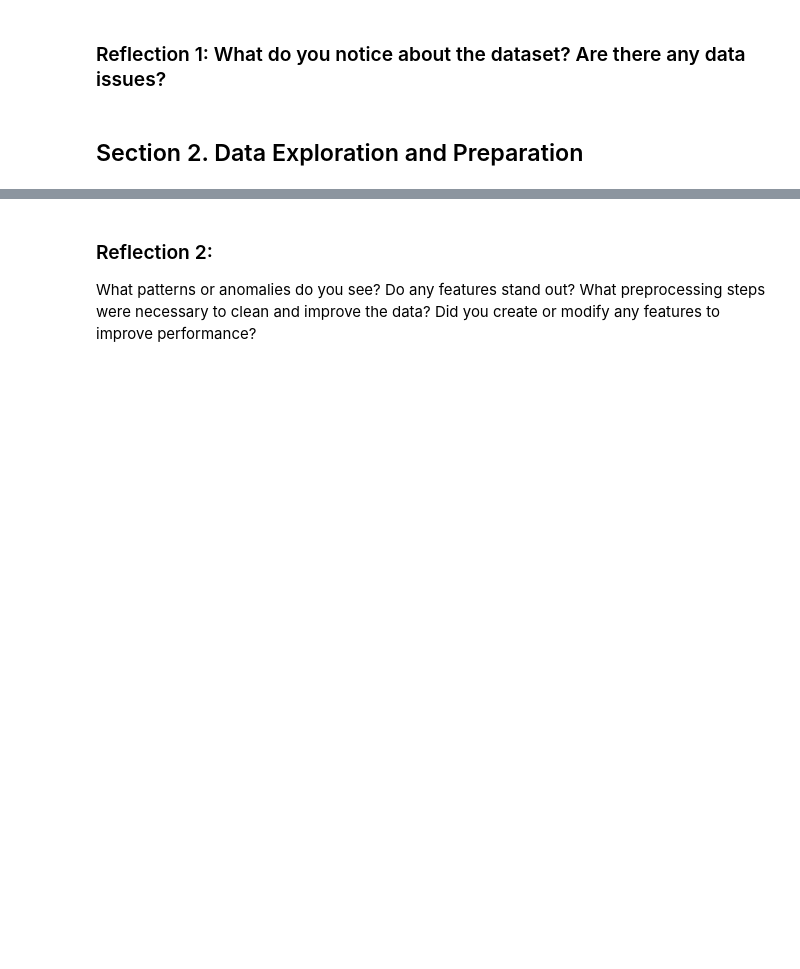
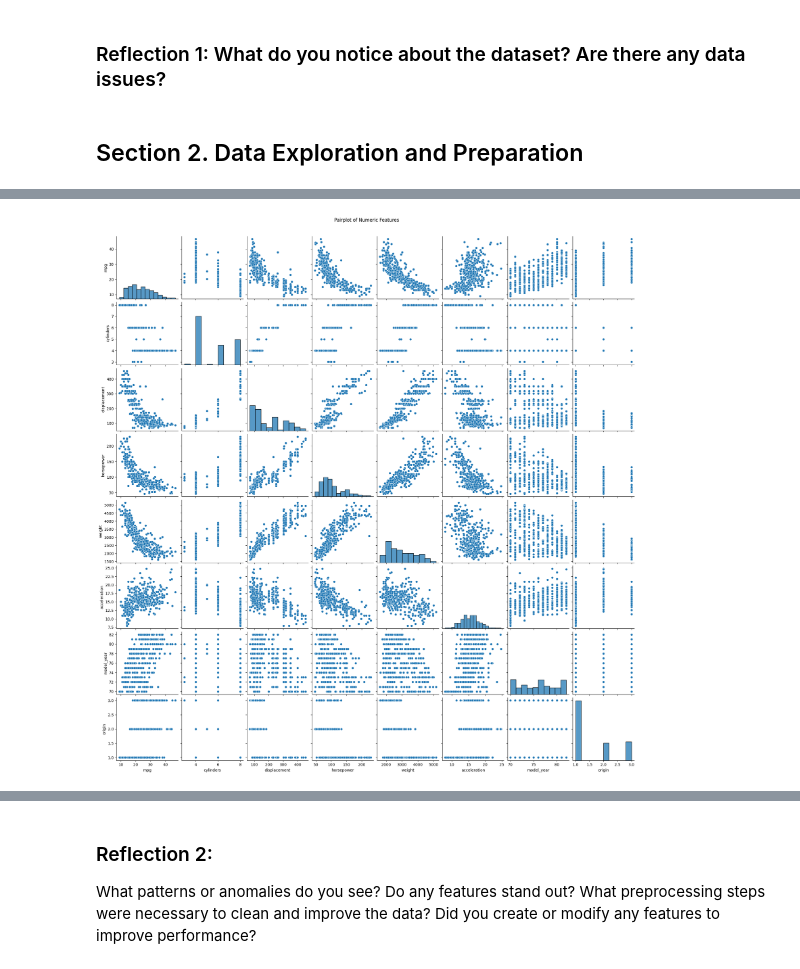
Before and after one commit to dfintel25/ml_regression_Fintel, a Jupyter notebook: lab04/regression_fintel.ipynb, the cells around one changed output, grey strips where cells are left out. Saved outputs shown, nothing was run; the diff lists cells and outputs as text; code cells hidden in the pictures; blank space fills up the shorter version.

```diff
--- a/lab04/regression_fintel.ipynb
+++ b/lab04/regression_fintel.ipynb
@@ -147,0 +144,7 @@ For example, when doing 'df[col].method(value, inplace=True)', try using 'df.met
+# %%
+# 3. Pairplot (scatterplot matrix)
+sns.pairplot(df)
+plt.suptitle("Pairplot of Numeric Features", y=1.02)
+plt.show()
+# %% [output]
+[figure, added]
```
Also changed, not shown: parts of 47 cells of this notebook, 2 other files.
